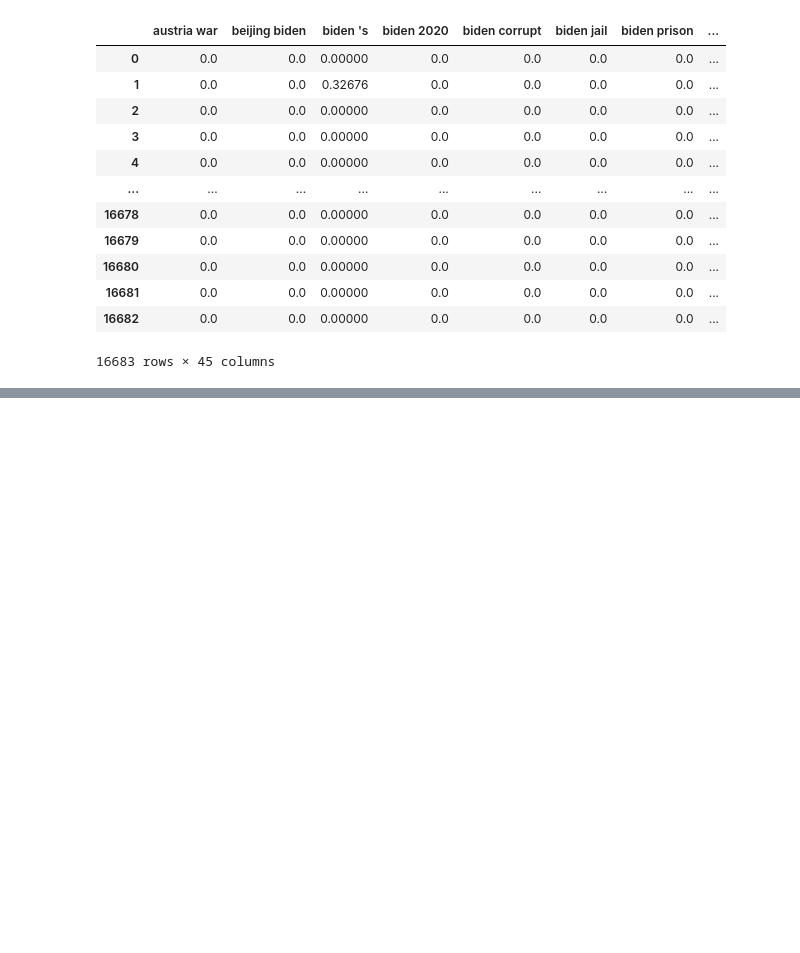
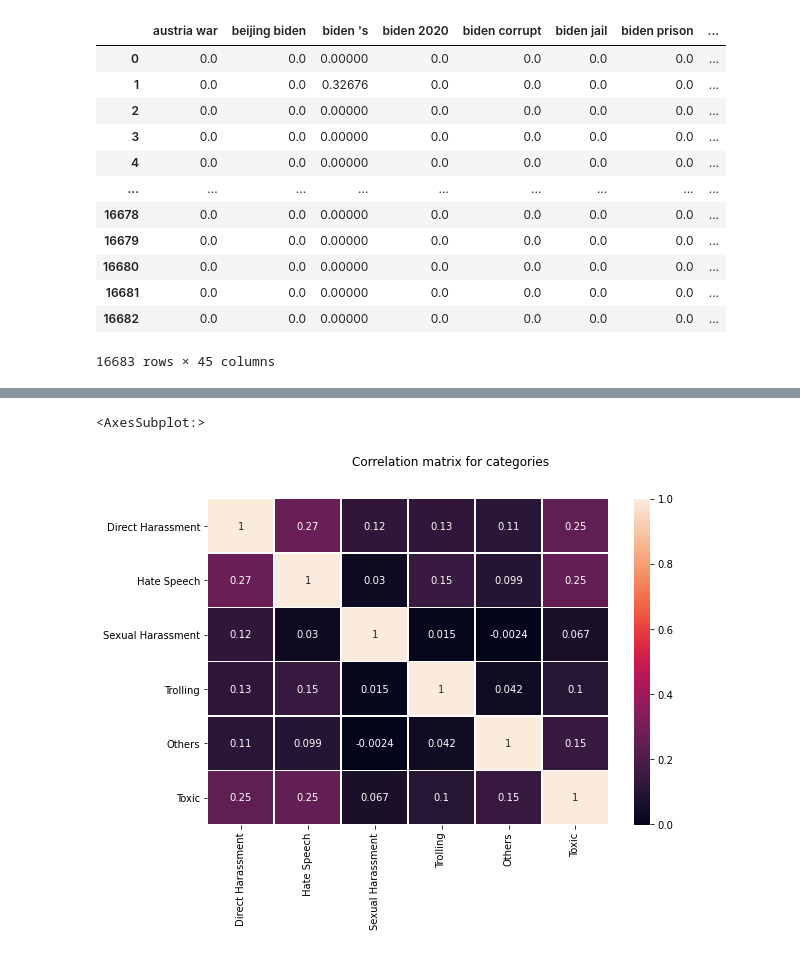
Before and after one commit to feebeef/Twitch-Chat-Log-Toxicity-Analysis, a Jupyter notebook: initial-EDA.ipynb, the cells around one changed output, grey strips where cells are left out. Drawn from its saved outputs; the diff is of its cells as text; code cells hidden in the pictures; blank space fills up the shorter version.

```diff
--- a/initial-EDA.ipynb
+++ b/initial-EDA.ipynb
@@ -276,0 +276,7 @@ memory usage: 2.5+ KB
+# %%
+f, ax = plt.subplots(figsize=(9, 6))
+f.suptitle('Correlation matrix for categories')
+sns.heatmap(df[labels].corr(), annot=True, linewidths=.5, ax=ax)
+# %% [output]
+<AxesSubplot:>
+[figure, added]
```
Also changed, not shown: parts of 10 cells of this notebook.
